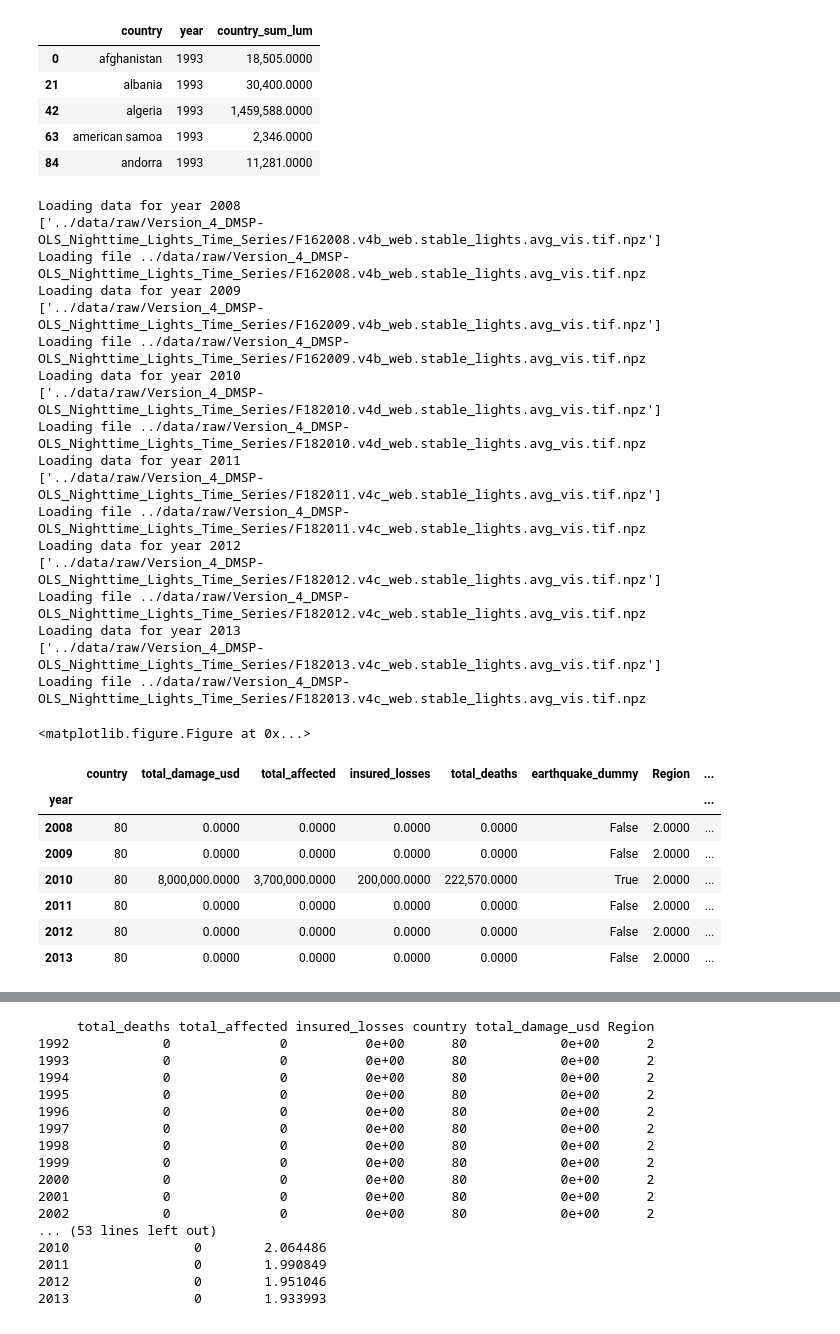
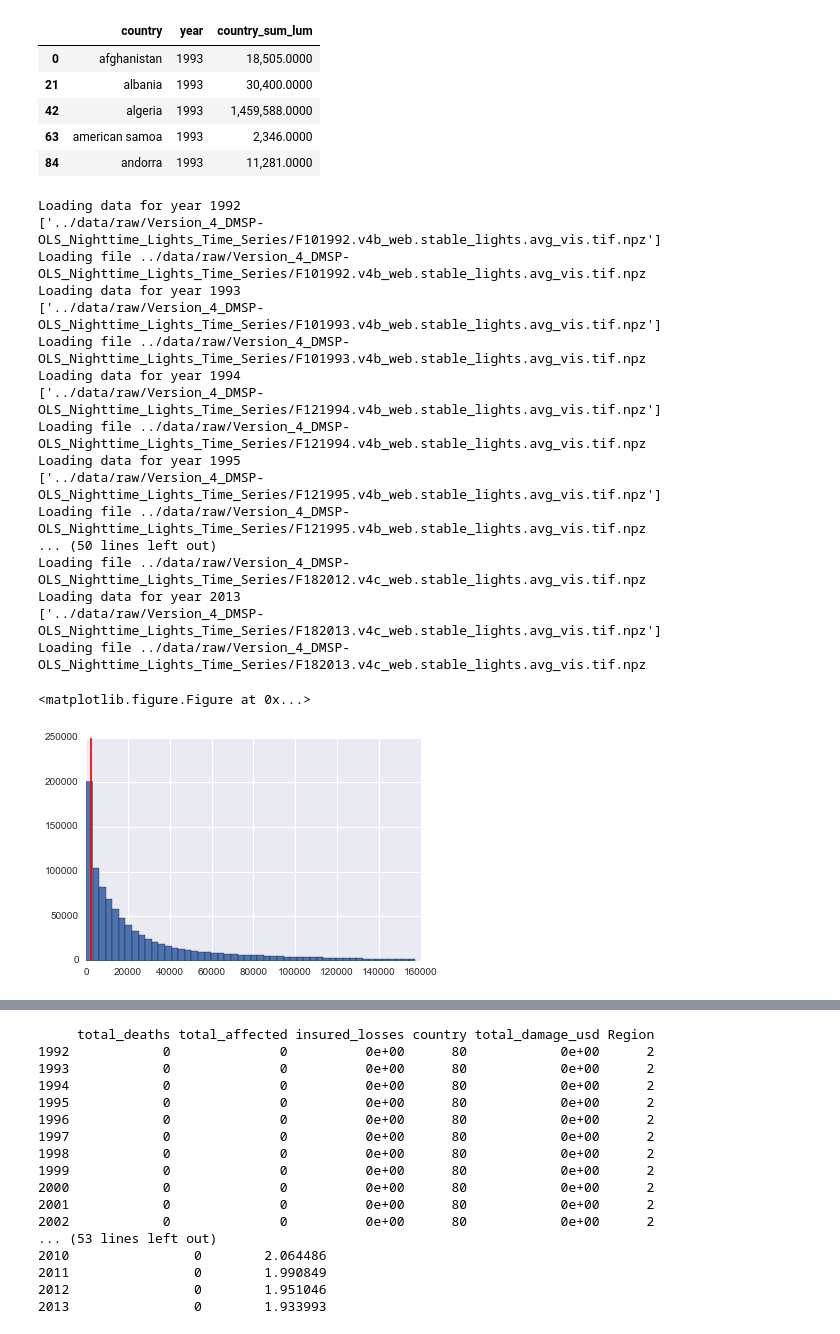
Before and after one commit to feliuserra/Luminosity, a Jupyter notebook: notebooks/data_preprocessing-panel_regression.ipynb, the cells around one changed output, grey strips where cells are left out. Saved outputs shown, nothing was run; the diff lists cells and outputs as text; code cells hidden in the pictures.

```diff
--- a/notebooks/data_preprocessing-panel_regression.ipynb
+++ b/notebooks/data_preprocessing-panel_regression.ipynb
@@ -178,14 +178,16 @@ country_lum.head()
 | 84 | andorra | 1993 | 11,281.0000 |
 # %%
 %run ../src/models/section_series.py
-def create_panel():
+def create_panel(allow_lazy=False):
     annual_frames = []
     le = LabelEncoder()
-    for year in range(2008, 2014):
+    for year in range(1992, 2014):
         print('Loading data for year {}'.format(year))
         try:
-    #         annual_frames.append(pd.read_csv('../data/processed/section_series_sum_small/{}.csv'.format(year)).set_index(['year','city']))
-            raise FileNotFoundError()
+            if allow_lazy is True:
+                annual_frames.append(pd.read_csv('../data/processed/section_series_sum_small/{}.csv'.format(year)).set_index(['year','city']))
+            else:
+                raise FileNotFoundError()
         except FileNotFoundError:
             earthquake_locations_in_year = earthquake_locations[earthquake_locations.year == year]
             earthquake_cities_in_year = earthquake_locations_in_year['city'].unique()
@@ -235,34 +237,30 @@ def create_panel():
 
 panel = create_panel()
 # %% [output]
-Loading data for year 2008
-['../data/raw/Version_4_DMSP-OLS_Nighttime_Lights_Time_Series/F162008.v4b_web.stable_lights.avg_vis.tif.npz']
-Loading file ../data/raw/Version_4_DMSP-OLS_Nighttime_Lights_Time_Series/F162008.v4b_web.stable_lights.avg_vis.tif.npz
-Loading data for year 2009
-['../data/raw/Version_4_DMSP-OLS_Nighttime_Lights_Time_Series/F162009.v4b_web.stable_lights.avg_vis.tif.npz']
-Loading file ../data/raw/Version_4_DMSP-OLS_Nighttime_Lights_Time_Series/F162009.v4b_web.stable_lights.avg_vis.tif.npz
-Loading data for year 2010
-['../data/raw/Version_4_DMSP-OLS_Nighttime_Lights_Time_Series/F182010.v4d_web.stable_lights.avg_vis.tif.npz']
-Loading file ../data/raw/Version_4_DMSP-OLS_Nighttime_Lights_Time_Series/F182010.v4d_web.stable_lights.avg_vis.tif.npz
-Loading data for year 2011
-['../data/raw/Version_4_DMSP-OLS_Nighttime_Lights_Time_Series/F182011.v4c_web.stable_lights.avg_vis.tif.npz']
-Loading file ../data/raw/Version_4_DMSP-OLS_Nighttime_Lights_Time_Series/F182011.v4c_web.stable_lights.avg_vis.tif.npz
-Loading data for year 2012
-['../data/raw/Version_4_DMSP-OLS_Nighttime_Lights_Time_Series/F182012.v4c_web.stable_lights.avg_vis.tif.npz']
+Loading data for year 1992
+['../data/raw/Version_4_DMSP-OLS_Nighttime_Lights_Time_Series/F101992.v4b_web.stable_lights.avg_vis.tif.npz']
+Loading file ../data/raw/Version_4_DMSP-OLS_Nighttime_Lights_Time_Series/F101992.v4b_web.stable_lights.avg_vis.tif.npz
+Loading data for year 1993
+['../data/raw/Version_4_DMSP-OLS_Nighttime_Lights_Time_Series/F101993.v4b_web.stable_lights.avg_vis.tif.npz']
+Loading file ../data/raw/Version_4_DMSP-OLS_Nighttime_Lights_Time_Series/F101993.v4b_web.stable_lights.avg_vis.tif.npz
+Loading data for year 1994
+['../data/raw/Version_4_DMSP-OLS_Nighttime_Lights_Time_Series/F121994.v4b_web.stable_lights.avg_vis.tif.npz']
+Loading file ../data/raw/Version_4_DMSP-OLS_Nighttime_Lights_Time_Series/F121994.v4b_web.stable_lights.avg_vis.tif.npz
+Loading data for year 1995
+['../data/raw/Version_4_DMSP-OLS_Nighttime_Lights_Time_Series/F121995.v4b_web.stable_lights.avg_vis.tif.npz']
+Loading file ../data/raw/Version_4_DMSP-OLS_Nighttime_Lights_Time_Series/F121995.v4b_web.stable_lights.avg_vis.tif.npz
+... (50 lines left out)
 Loading file ../data/raw/Version_4_DMSP-OLS_Nighttime_Lights_Time_Series/F182012.v4c_web.stable_lights.avg_vis.tif.npz
 Loading data for year 2013
 ['../data/raw/Version_4_DMSP-OLS_Nighttime_Lights_Time_Series/F182013.v4c_web.stable_lights.avg_vis.tif.npz']
 Loading file ../data/raw/Version_4_DMSP-OLS_Nighttime_Lights_Time_Series/F182013.v4c_web.stable_lights.avg_vis.tif.npz
 <matplotlib.figure.Figure at 0x...>
-# %%
-df = panel.sel(city='port-au-prince').to_dataframe().fillna(0).drop(['city','latitude','longitude'],axis=1)
-df
-# %% [output]
-|  | country | total_damage_usd | total_affected | insured_losses | total_deaths | earthquake_dummy | Region | ... |
-| year |  |  |  |  |  |  |  | ... |
-| 2008 | 80 | 0.0000 | 0.0000 | 0.0000 | 0.0000 | False | 2.0000 | ... |
-| 2009 | 80 | 0.0000 | 0.0000 | 0.0000 | 0.0000 | False | 2.0000 | ... |
-| 2010 | 80 | 8,000,000.0000 | 3,700,000.0000 | 200,000.0000 | 222,570.0000 | True | 2.0000 | ... |
-| 2011 | 80 | 0.0000 | 0.0000 | 0.0000 | 0.0000 | False | 2.0000 | ... |
-| 2012 | 80 | 0.0000 | 0.0000 | 0.0000 | 0.0000 | False | 2.0000 | ... |
-| 2013 | 80 | 0.0000 | 0.0000 | 0.0000 | 0.0000 | False | 2.0000 | ... |
+# %%
+panel_df = panel.to_dataframe()
+threshold = 50 * 50
+plt.hist(panel_df.sum_lum, bins=50)
+plt.axvline(threshold, c='r')
+selected_cities = panel_df[panel_df['sum_lum'] > threshold].reset_index()['city'].unique()
+plt.show()
+# %% [output]
+[figure, added]
```
Also changed, not shown: parts of 2 cells of this notebook, 1 other file.
